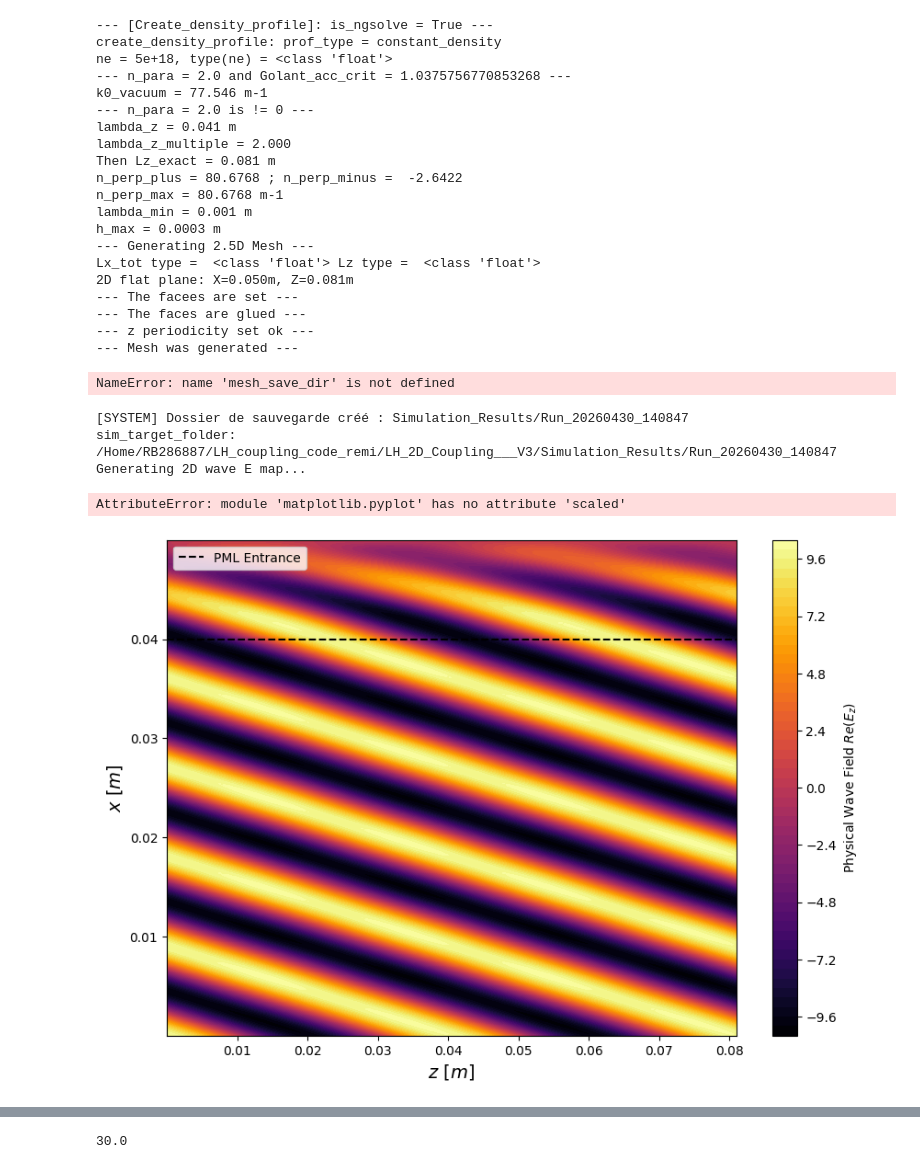
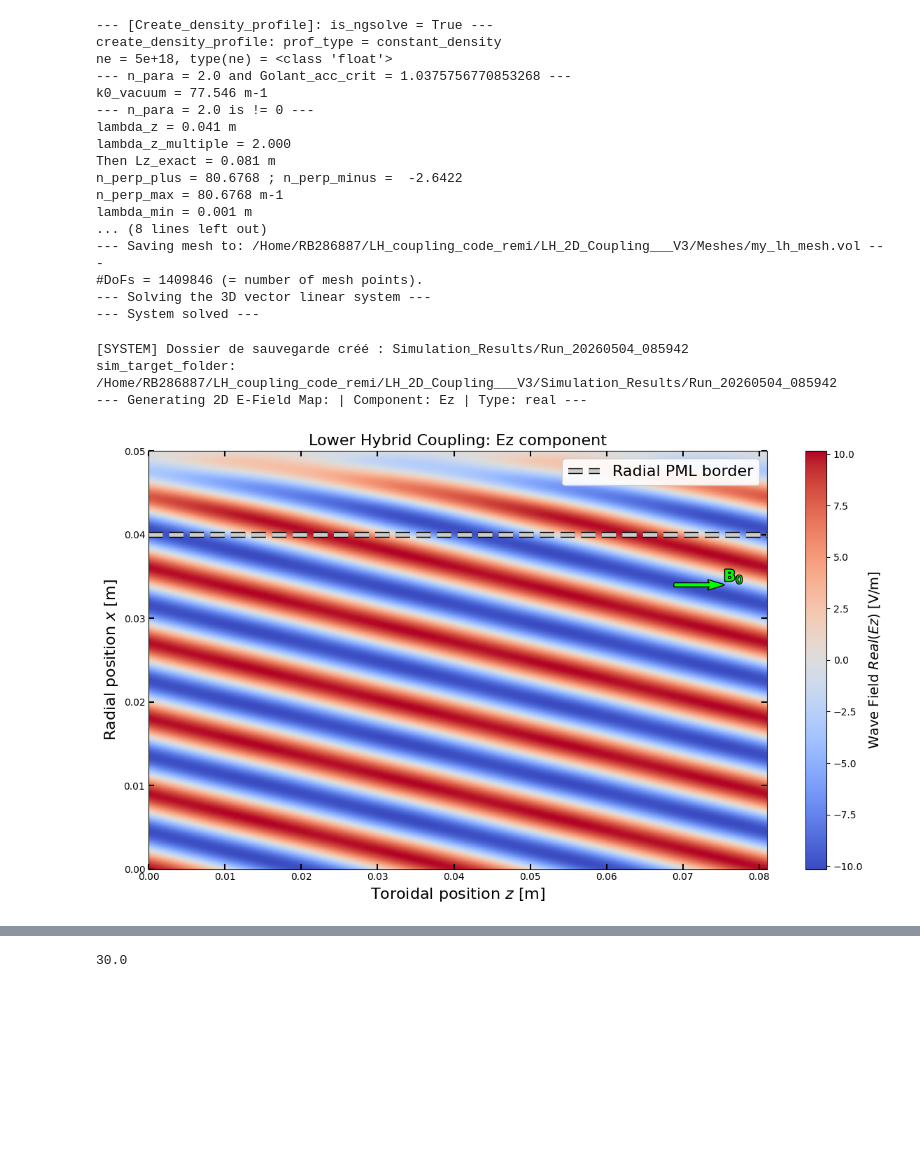
Before and after one commit to RemiBellon/LH_coupling_code_remi, a Jupyter notebook: LH_2D_Coupling___V3/main_jupyterNB_2DCoupling_V3.ipynb, the cells around one changed output, grey strips where cells are left out. Saved outputs shown, nothing was run; the diff lists cells and outputs as text; code cells hidden in the pictures; blank space fills up the shorter version.

```diff
--- a/LH_2D_Coupling___V3/main_jupyterNB_2DCoupling_V3.ipynb
+++ b/LH_2D_Coupling___V3/main_jupyterNB_2DCoupling_V3.ipynb
@@ -11,10 +14,18 @@ import post_process_V3__diags_n_scans as my_pp      # post_process = plotting fu
 # %%
 solver = LHCouplingSolver_2DHcurl_1DH1(cfg.__dict__)
+
+mesh_save_dir = Path("/Home/RB286887/LH_coupling_code_remi/LH_2D_Coupling___V3/Meshes")
+mesh_save_dir.mkdir(parents=True, exist_ok=True)
+()
+figure_save_dir = Path("/Home/RB286887/LH_coupling_code_remi/LH_2D_Coupling___V3/Figures")
+figure_save_dir.mkdir(parents=True, exist_ok=True)
+
+
 solver.build_physics_Stix_B_field(lambda x, z: my_pp.create_density_profile(x, z, solver))
-mesh = solver.build_mesh_with_PMLs()
+mesh = solver.build_mesh_with_PMLs(mesh_save_dir)
 # print('num_vertices = ', mesh.nv)
 
-GF_E_field, _ = solver.solve_helmholtz_Hcurl_3D_pml(mesh)
+GF_E_field, _ = solver.solve_helmholtz_Hcurl_2D_pml(mesh)
 # %% [output]
 --- [Create_density_profile]: is_ngsolve = True ---
 create_density_profile: prof_type = constant_density
@@ -28,32 +39,27 @@ Then Lz_exact = 0.081 m
 n_perp_plus = 80.6768 ; n_perp_minus =  -2.6422
 n_perp_max = 80.6768 m-1
 lambda_min = 0.001 m
-h_max = 0.0003 m
---- Generating 2.5D Mesh ---
-Lx_tot type =  <class 'float'> Lz type =  <class 'float'>
-2D flat plane: X=0.050m, Z=0.081m
---- The facees are set ---
---- The faces are glued ---
---- z periodicity set ok ---
---- Mesh was generated ---
+... (8 lines left out)
+--- Saving mesh to: /Home/RB286887/LH_coupling_code_remi/LH_2D_Coupling___V3/Meshes/my_lh_mesh.vol ---
+#DoFs = 1409846 (= number of mesh points).
+--- Solving the 3D vector linear system ---
+--- System solved ---
-NameError: name 'mesh_save_dir' is not defined
 # %%
 # Post-treatment:
 
 run_folder = my_pp.setup_output_directory("Simulation_Results")
 sim_target_folder = '/Home/RB286887/LH_coupling_code_remi/LH_2D_Coupling___V3/' + run_folder
 print('sim_target_folder: ', sim_target_folder)
 
-my_pp.plot_wave_2D(mesh, GF_E_field)
+my_pp.plot_wave_E_field_2D_map(mesh, GF_E_field, cfg, figure_save_dir)
 
 
 resolution_x, resolution_z = 500, 500
 # my_pp.Plot_E_field_2D_Map(solver, sim_target_folder, resolution_x, resolution_z, component ='Ez')
 # %% [output]
-[SYSTEM] Dossier de sauvegarde créé : Simulation_Results/Run_20260430_140847
-sim_target_folder:  /Home/RB286887/LH_coupling_code_remi/LH_2D_Coupling___V3/Simulation_Results/Run_20260430_140847
-Generating 2D wave E map...
+[SYSTEM] Dossier de sauvegarde créé : Simulation_Results/Run_20260504_085942
+sim_target_folder:  /Home/RB286887/LH_coupling_code_remi/LH_2D_Coupling___V3/Simulation_Results/Run_20260504_085942
+--- Generating 2D E-Field Map: | Component: Ez | Type: real ---
-AttributeError: module 'matplotlib.pyplot' has no attribute 'scaled'
-[figure, old version]
+[figure, new version]
 # %%
 my_pp.benchmark_1D_radial_profile(mesh, GF_E_field, cfg, figure_save_dir, component='Ez')
```
Also changed, not shown: parts of 3 cells of this notebook, 7 other files.
